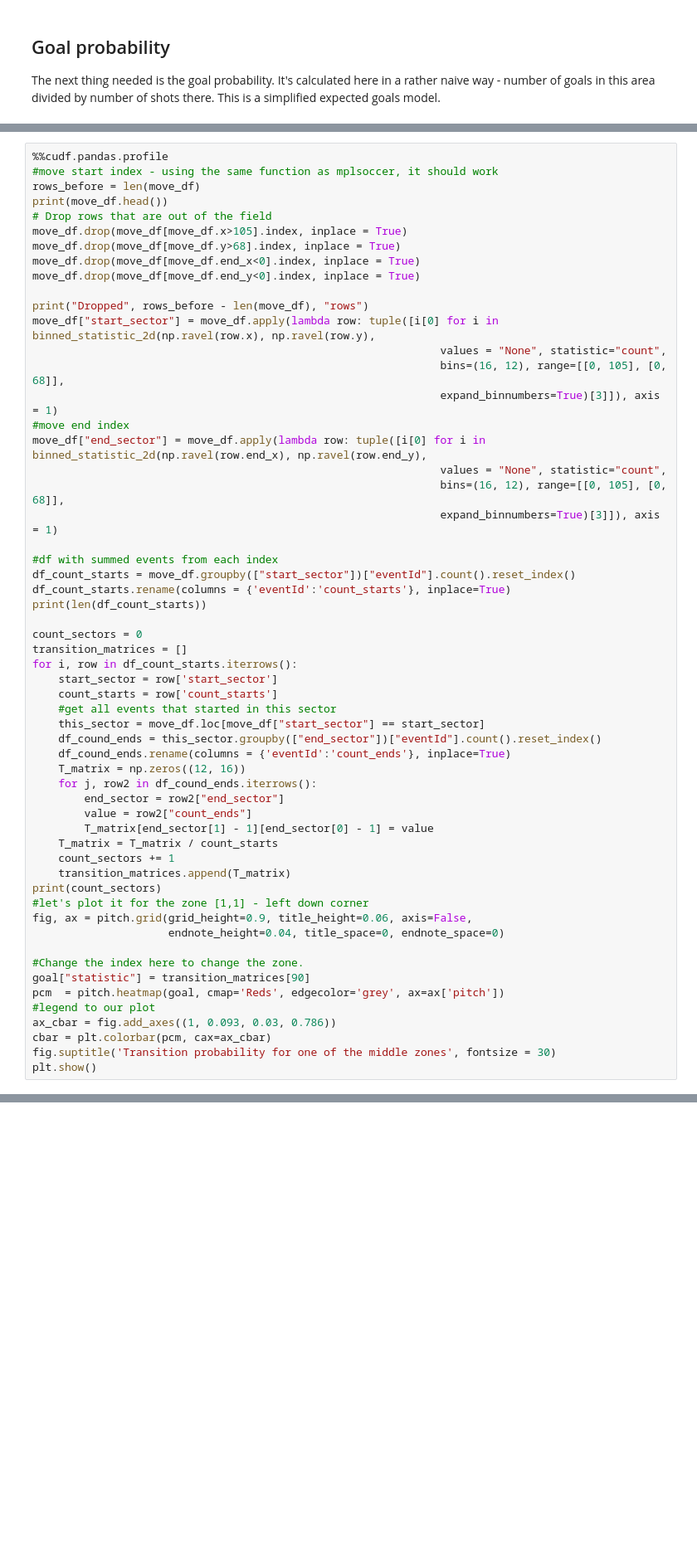
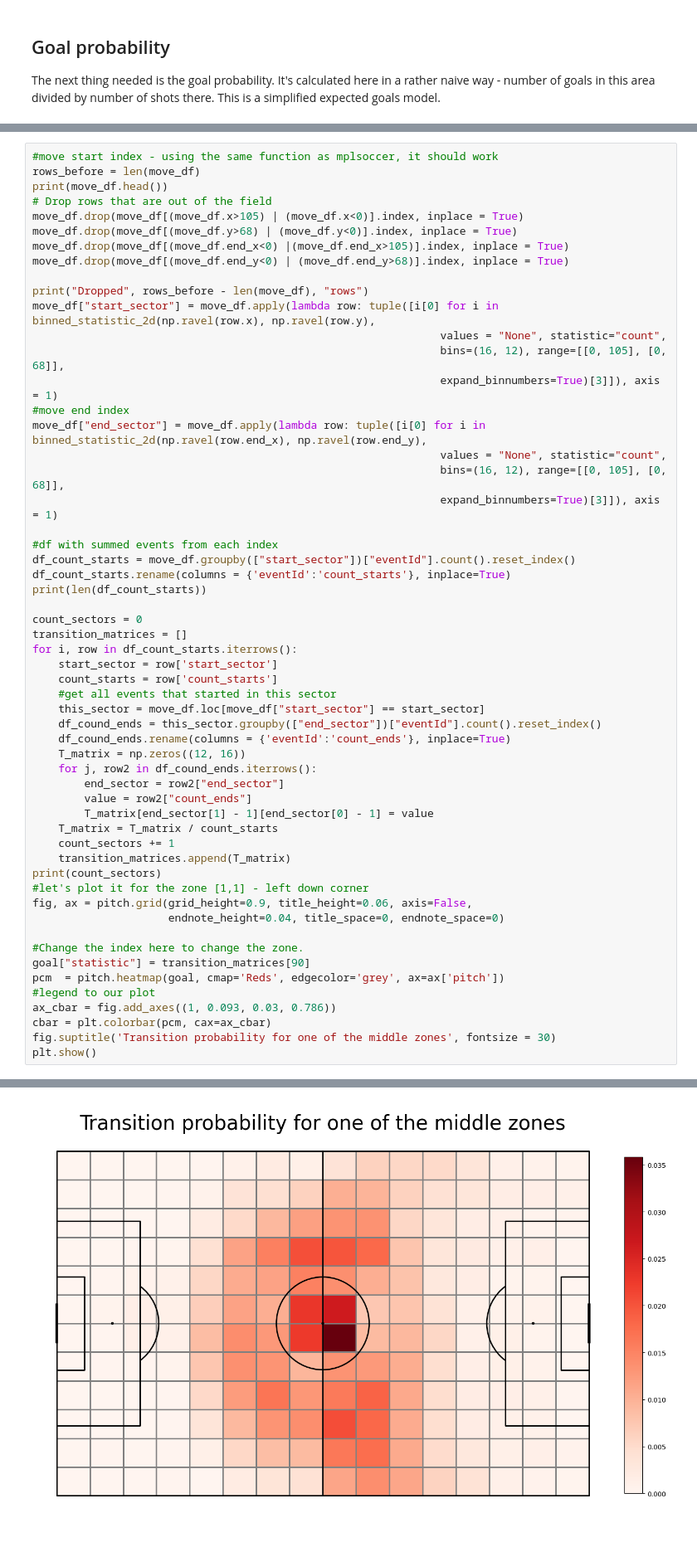
Before and after one commit to vigneshmohan2002/gfootball_environment, a Jupyter notebook: gfootball/notebooks/xT_matrix_generation.ipynb, the cells around one changed output, grey strips where cells are left out. Shown at 83% size. Cells and saved outputs as stored; diff of their text form; blank space fills up the shorter version.

```diff
--- a/gfootball/notebooks/xT_matrix_generation.ipynb
+++ b/gfootball/notebooks/xT_matrix_generation.ipynb
@@ -206,13 +201,12 @@ The cudf.pandas extension is already loaded. To reload it, use:
 # %%
-%%cudf.pandas.profile
 #move start index - using the same function as mplsoccer, it should work
 rows_before = len(move_df)
 print(move_df.head())
 # Drop rows that are out of the field
-move_df.drop(move_df[move_df.x>105].index, inplace = True)
-move_df.drop(move_df[move_df.y>68].index, inplace = True)
-move_df.drop(move_df[move_df.end_x<0].index, inplace = True)
-move_df.drop(move_df[move_df.end_y<0].index, inplace = True)
+move_df.drop(move_df[(move_df.x>105) | (move_df.x<0)].index, inplace = True)
+move_df.drop(move_df[(move_df.y>68) | (move_df.y<0)].index, inplace = True)
+move_df.drop(move_df[(move_df.end_x<0) |(move_df.end_x>105)].index, inplace = True)
+move_df.drop(move_df[(move_df.end_y<0) | (move_df.end_y>68)].index, inplace = True)
 
 print("Dropped", rows_before - len(move_df), "rows")
 move_df["start_sector"] = move_df.apply(lambda row: tuple([i[0] for i in binned_statistic_2d(np.ravel(row.x), np.ravel(row.y),
@@ -276,3 +275,4 @@ KeyboardInterrupt:
+[figure, added]
 # %% [markdown]
 ## Calculating Expected Threat matrix
 We are now ready to calculate the Expected Threat. We do it by first calculating
```
Also changed, not shown: parts of 3 cells of this notebook.
